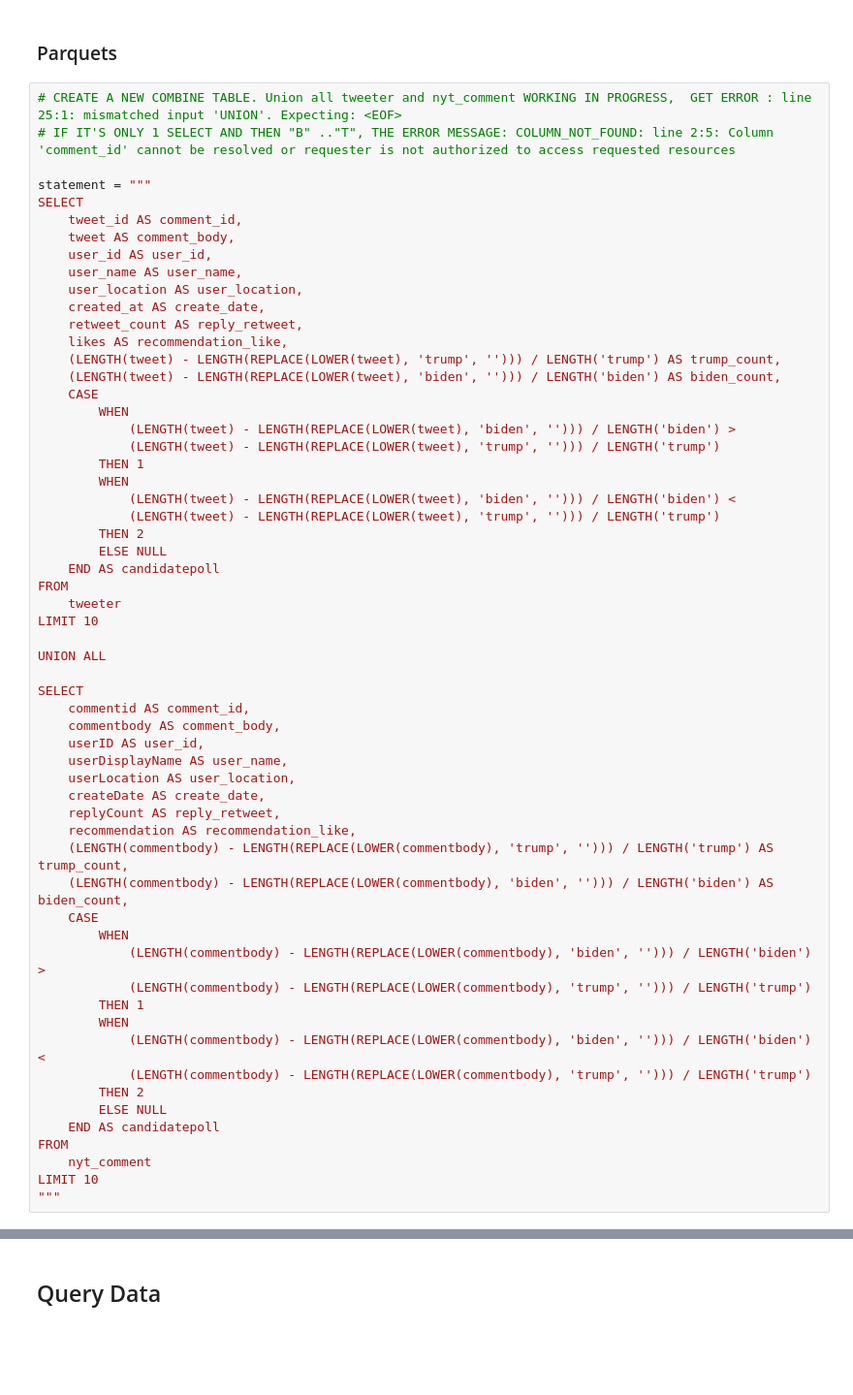
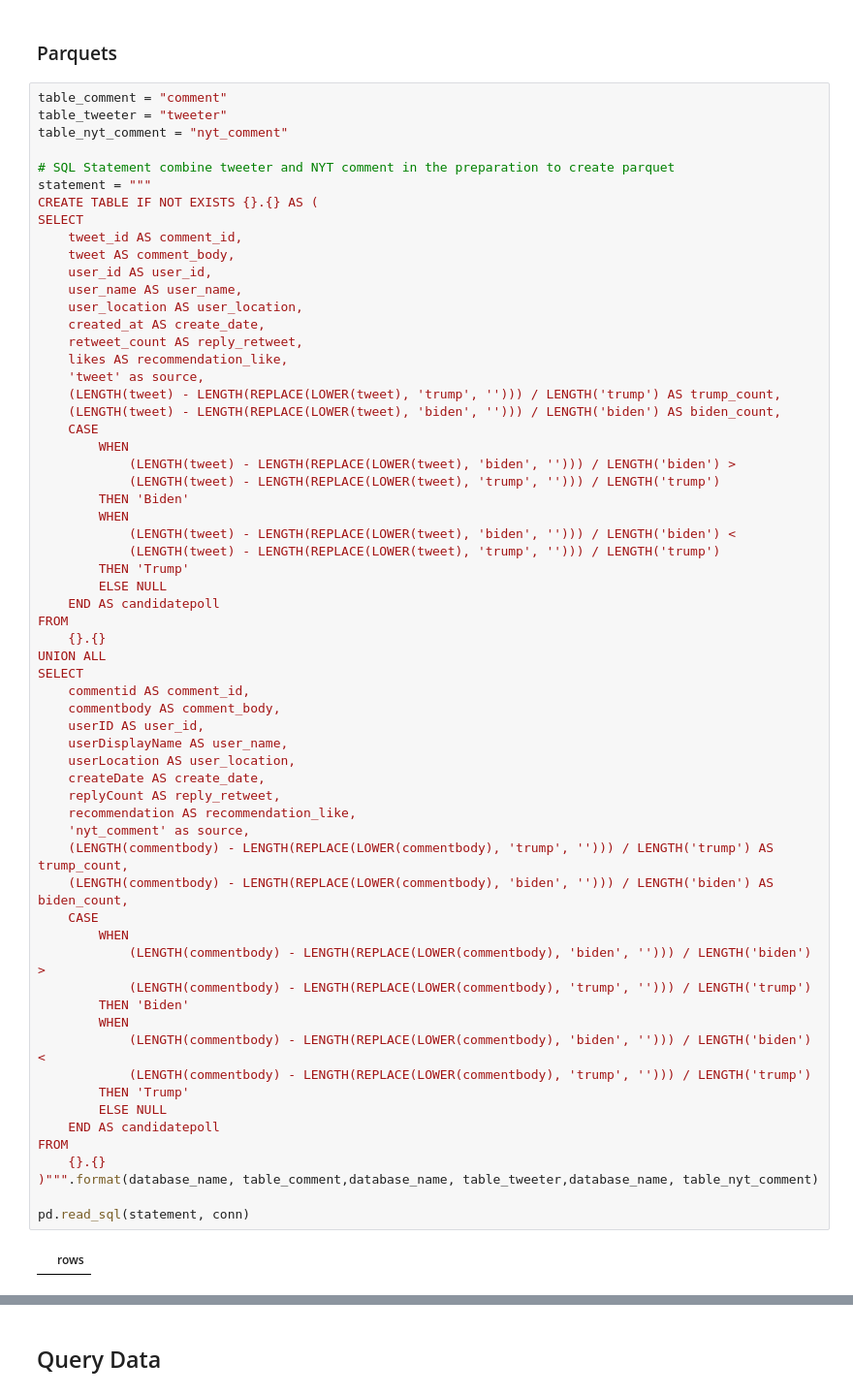
Before and after one commit to cfitzpatrick89/ADS508_GroupProject, a Jupyter notebook: EDA.ipynb, the cells around one changed output, grey strips where cells are left out. Shown at 97% size. Drawn from its saved outputs; the diff is of its cells as text; blank space fills up the shorter version.

```diff
--- a/EDA.ipynb
+++ b/EDA.ipynb
@@ -215,10 +217,13 @@ df.head(5)
 # %% [markdown]
 ### Parquets
 # %%
-# CREATE A NEW COMBINE TABLE. Union all tweeter and nyt_comment WORKING IN PROGRESS,  GET ERROR : line 25:1: mismatched input 'UNION'. Expecting: <EOF>
-# IF IT'S ONLY 1 SELECT AND THEN "B" .."T", THE ERROR MESSAGE: COLUMN_NOT_FOUND: line 2:5: Column 'comment_id' cannot be resolved or requester is not authorized to access requested resources
+table_comment = "comment"
+table_tweeter = "tweeter"
+table_nyt_comment = "nyt_comment"
 
+# SQL Statement combine tweeter and NYT comment in the preparation to create parquet
 statement = """
+CREATE TABLE IF NOT EXISTS {}.{} AS (
 SELECT
     tweet_id AS comment_id,
     tweet AS comment_body,
@@ -228,48 +233,50 @@ SELECT
     created_at AS create_date,
     retweet_count AS reply_retweet,
     likes AS recommendation_like,
+    'tweet' as source,
     (LENGTH(tweet) - LENGTH(REPLACE(LOWER(tweet), 'trump', ''))) / LENGTH('trump') AS trump_count,
     (LENGTH(tweet) - LENGTH(REPLACE(LOWER(tweet), 'biden', ''))) / LENGTH('biden') AS biden_count,
     CASE
         WHEN
             (LENGTH(tweet) - LENGTH(REPLACE(LOWER(tweet), 'biden', ''))) / LENGTH('biden') >
             (LENGTH(tweet) - LENGTH(REPLACE(LOWER(tweet), 'trump', ''))) / LENGTH('trump')
-        THEN 1
+        THEN 'Biden'
         WHEN
             (LENGTH(tweet) - LENGTH(REPLACE(LOWER(tweet), 'biden', ''))) / LENGTH('biden') <
             (LENGTH(tweet) - LENGTH(REPLACE(LOWER(tweet), 'trump', ''))) / LENGTH('trump')
-        THEN 2
+        THEN 'Trump'
         ELSE NULL
     END AS candidatepoll
 FROM
-    tweeter
-LIMIT 10
-
+    {}.{}
 UNION ALL
-
 SELECT
     commentid AS comment_id,
     commentbody AS comment_body,
     userID AS user_id,
     userDisplayName AS user_name,
     userLocation AS user_location,
     createDate AS create_date,
     replyCount AS reply_retweet,
     recommendation AS recommendation_like,
+    'nyt_comment' as source,
     (LENGTH(commentbody) - LENGTH(REPLACE(LOWER(commentbody), 'trump', ''))) / LENGTH('trump') AS trump_count,
     (LENGTH(commentbody) - LENGTH(REPLACE(LOWER(commentbody), 'biden', ''))) / LENGTH('biden') AS biden_count,
     CASE
         WHEN
             (LENGTH(commentbody) - LENGTH(REPLACE(LOWER(commentbody), 'biden', ''))) / LENGTH('biden') >
             (LENGTH(commentbody) - LENGTH(REPLACE(LOWER(commentbody), 'trump', ''))) / LENGTH('trump')
-        THEN 1
+        THEN 'Biden'
         WHEN
             (LENGTH(commentbody) - LENGTH(REPLACE(LOWER(commentbody), 'biden', ''))) / LENGTH('biden') <
             (LENGTH(commentbody) - LENGTH(REPLACE(LOWER(commentbody), 'trump', ''))) / LENGTH('trump')
-        THEN 2
+        THEN 'Trump'
         ELSE NULL
     END AS candidatepoll
 FROM
-    nyt_comment
-LIMIT 10
-"""
+    {}.{}
+)""".format(database_name, table_comment,database_name, table_tweeter,database_name, table_nyt_comment)
+
+pd.read_sql(statement, conn)
+# %% [output]
+|  | rows |
```
Also changed, not shown: parts of 9 cells of this notebook.
